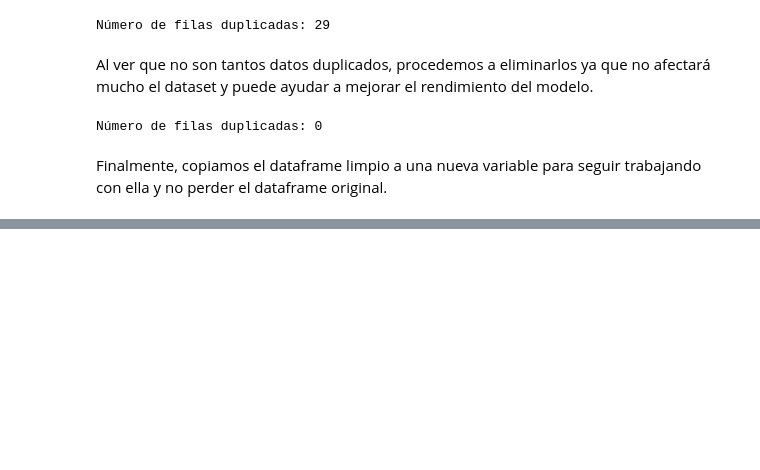
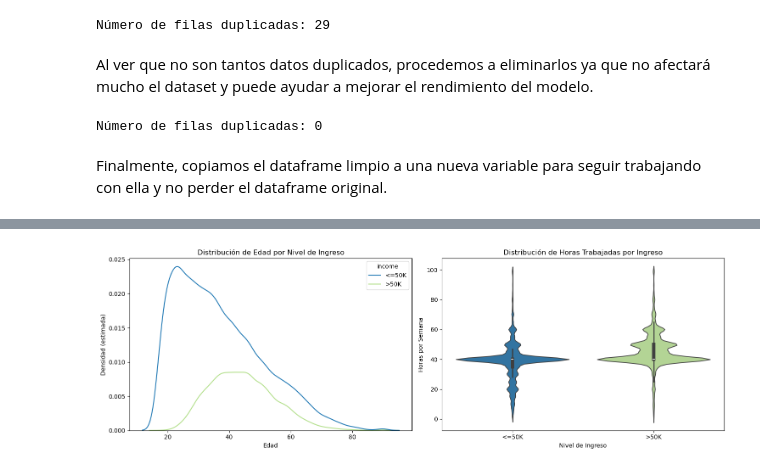
Before and after one commit to AlejandroSegura24/adult-income-classification, a Jupyter notebook: Notebooks/adult income rf model.ipynb, the cells around one changed output, grey strips where cells are left out. Drawn from its saved outputs; the diff is of its cells as text; code cells hidden in the pictures; blank space fills up the shorter version.

```diff
--- a/Notebooks/adult income rf model.ipynb
+++ b/Notebooks/adult income rf model.ipynb
@@ -156,0 +198,20 @@ Finalmente, copiamos el dataframe limpio a una nueva variable para seguir trabaj
+# %%
+fig, (ax1, ax2) = plt.subplots(1, 2, figsize=(15, 5))
+
+# KDE plot para edad por ingreso
+sns.kdeplot(data=df_processing, x='age', hue='income', ax=ax1)
+ax1.set_title('Distribución de Edad por Nivel de Ingreso')
+ax1.set_xlabel('Edad')
+ax1.set_ylabel('Densidad (estimada)')
+
+# Violin plot para horas trabajadas
+sns.violinplot(data=df_processing, x='income', y='hours-per-week', hue='income',
+               ax=ax2, palette=Palette, legend=False)
+ax2.set_title('Distribución de Horas Trabajadas por Ingreso')
+ax2.set_xlabel('Nivel de Ingreso')
+ax2.set_ylabel('Horas por Semana')
+
+plt.tight_layout()
+plt.show()
+# %% [output]
+[figure, added]
```
Also changed, not shown: parts of 13 cells of this notebook.
